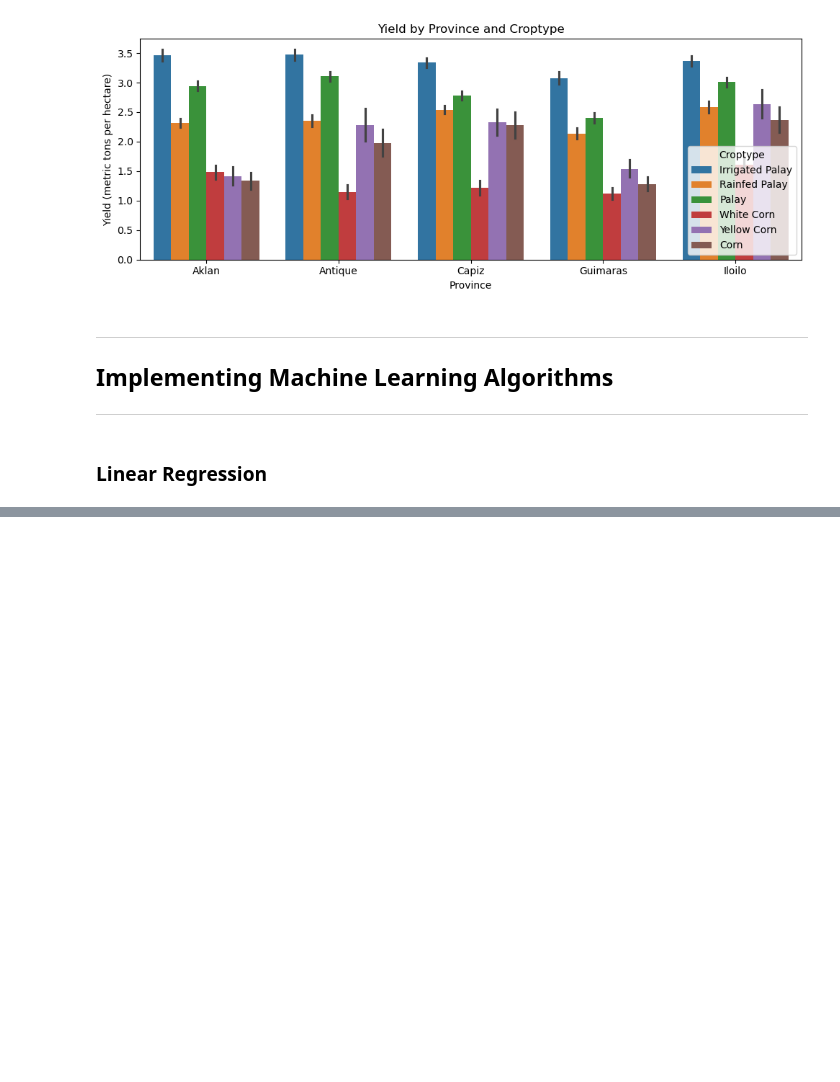
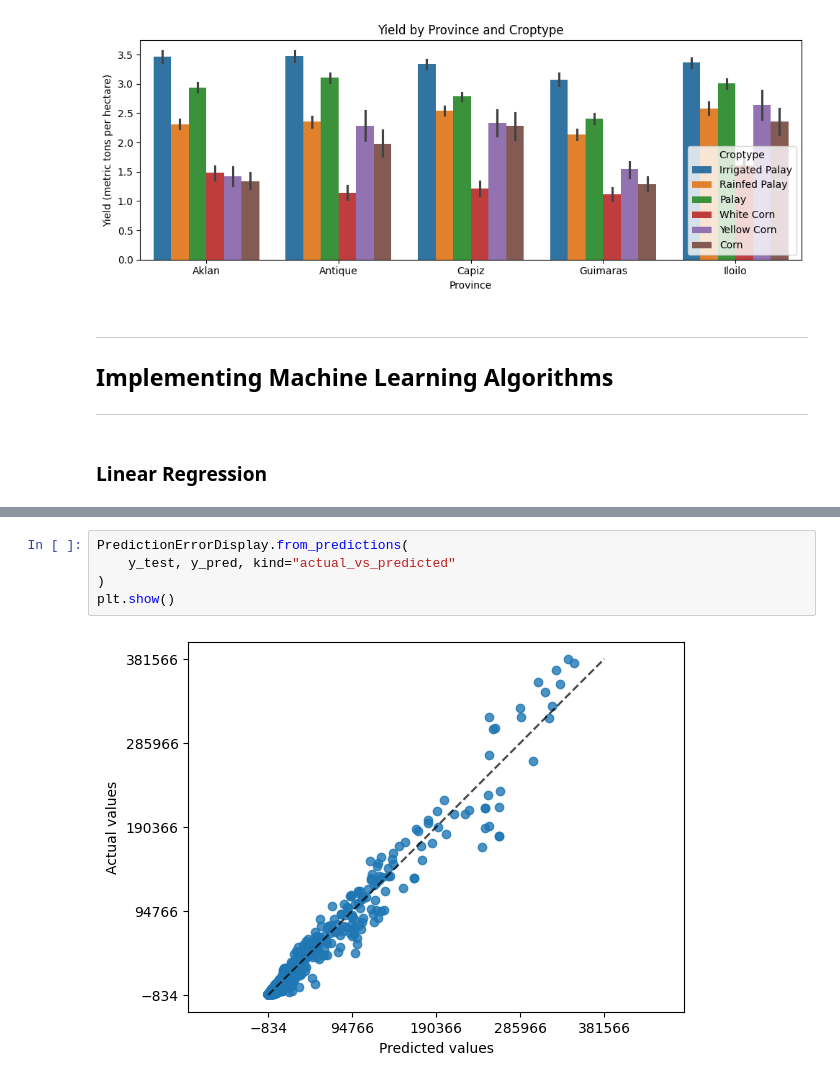
Before and after one commit to kazeulo/Project_197, a Jupyter notebook: project_197.ipynb, the cells around one changed output, grey strips where cells are left out. Drawn from its saved outputs; the diff is of its cells as text; blank space fills up the shorter version.

```diff
--- a/project_197.ipynb
+++ b/project_197.ipynb
@@ -366,0 +416,7 @@ plt.show()
+# %%
+PredictionErrorDisplay.from_predictions(
+    y_test, y_pred, kind="actual_vs_predicted"
+)
+plt.show()
+# %% [output]
+[figure, added]
```
Also changed, not shown: parts of 12 cells of this notebook.
